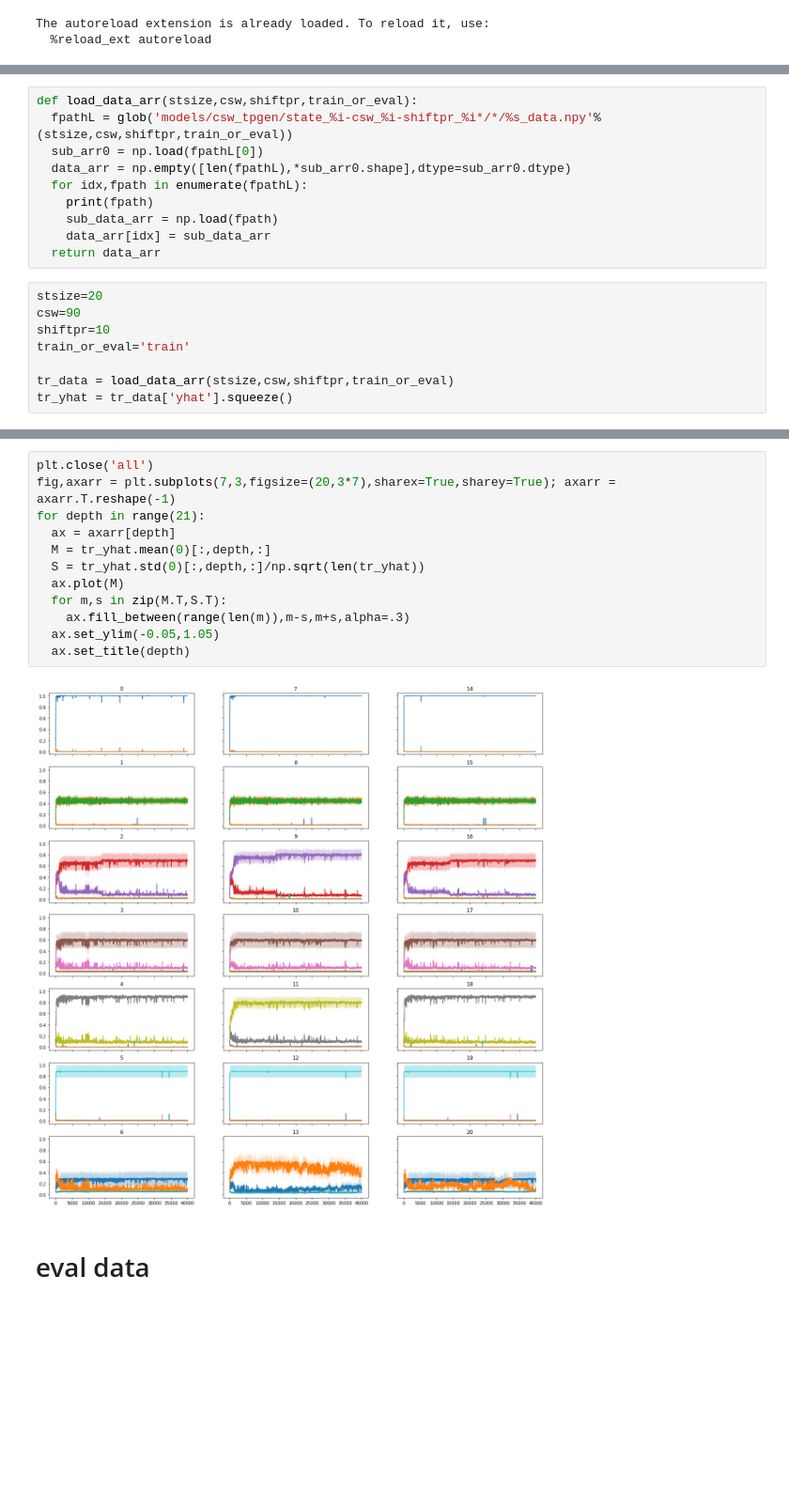
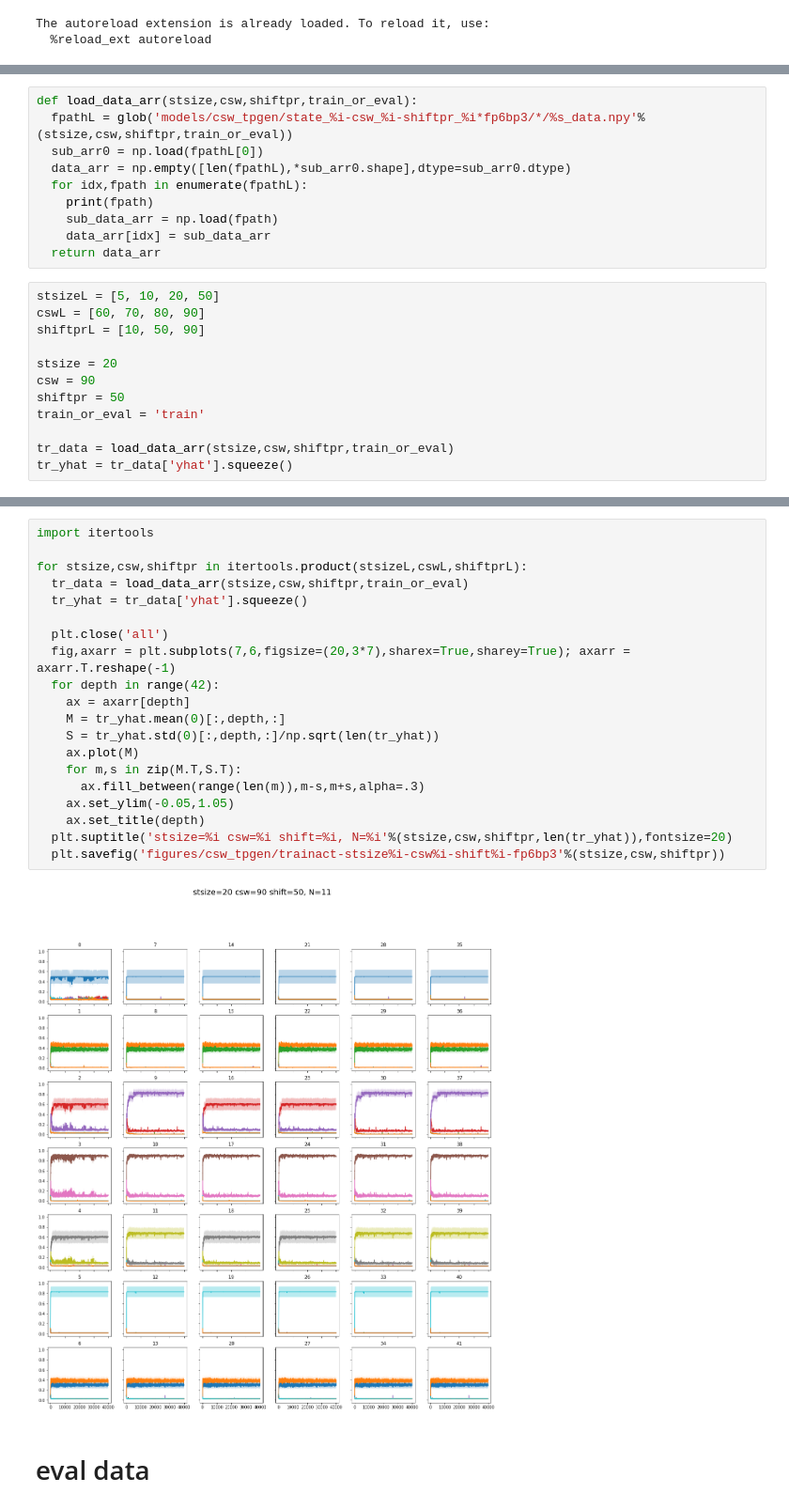
Before and after one commit to andrebeu/cswNets, a Jupyter notebook: cswNets.ipynb, the cells around one changed output, grey strips where cells are left out. Shown at 94% size. Saved outputs shown, nothing was run; the diff lists cells and outputs as text; blank space fills up the shorter version.

Commit message:
plotting param sweep

```diff
--- a/cswNets.ipynb
+++ b/cswNets.ipynb
@@ -57,7 +22,7 @@ train_data['yhat'].shape
 ![Screen%20Shot%202019-02-21%20at%203.31.51%20PM.png](attachment:Screen%20Shot%202019-02-21%20at%203.31.51%20PM.png)
 # %%
 def load_data_arr(stsize,csw,shiftpr,train_or_eval):
-  fpathL = glob('models/csw_tpgen/state_%i-csw_%i-shiftpr_%i*/*/%s_data.npy'%(stsize,csw,shiftpr,train_or_eval))
+  fpathL = glob('models/csw_tpgen/state_%i-csw_%i-shiftpr_%i*fp6bp3/*/%s_data.npy'%(stsize,csw,shiftpr,train_or_eval))
   sub_arr0 = np.load(fpathL[0])
   data_arr = np.empty([len(fpathL),*sub_arr0.shape],dtype=sub_arr0.dtype)
   for idx,fpath in enumerate(fpathL):
@@ -66,10 +31,14 @@ def load_data_arr(stsize,csw,shiftpr,train_or_eval):
     data_arr[idx] = sub_data_arr
   return data_arr
 # %%
-stsize=20
-csw=90
-shiftpr=10
-train_or_eval='train'
+stsizeL = [5, 10, 20, 50]
+cswL = [60, 70, 80, 90]
+shiftprL = [10, 50, 90]
+
+stsize = 20
+csw = 90
+shiftpr = 50
+train_or_eval = 'train'
 
 tr_data = load_data_arr(stsize,csw,shiftpr,train_or_eval)
 tr_yhat = tr_data['yhat'].squeeze()
@@ -86,17 +58,25 @@ models/csw_tpgen/state_20-csw_90-shiftpr_10-nstories_3/002/train_data.npy
 # %%
-plt.close('all')
-fig,axarr = plt.subplots(7,3,figsize=(20,3*7),sharex=True,sharey=True); axarr = axarr.T.reshape(-1)
-for depth in range(21):
-  ax = axarr[depth]
-  M = tr_yhat.mean(0)[:,depth,:]
-  S = tr_yhat.std(0)[:,depth,:]/np.sqrt(len(tr_yhat))
-  ax.plot(M)
-  for m,s in zip(M.T,S.T):
-    ax.fill_between(range(len(m)),m-s,m+s,alpha=.3)
-  ax.set_ylim(-0.05,1.05)
-  ax.set_title(depth)
+import itertools
+
+for stsize,csw,shiftpr in itertools.product(stsizeL,cswL,shiftprL):
+  tr_data = load_data_arr(stsize,csw,shiftpr,train_or_eval)
+  tr_yhat = tr_data['yhat'].squeeze()
+
+  plt.close('all')
+  fig,axarr = plt.subplots(7,6,figsize=(20,3*7),sharex=True,sharey=True); axarr = axarr.T.reshape(-1)
+  for depth in range(42):
+    ax = axarr[depth]
+    M = tr_yhat.mean(0)[:,depth,:]
+    S = tr_yhat.std(0)[:,depth,:]/np.sqrt(len(tr_yhat))
+    ax.plot(M)
+    for m,s in zip(M.T,S.T):
+      ax.fill_between(range(len(m)),m-s,m+s,alpha=.3)
+    ax.set_ylim(-0.05,1.05)
+    ax.set_title(depth)
+  plt.suptitle('stsize=%i csw=%i shift=%i, N=%i'%(stsize,csw,shiftpr,len(tr_yhat)),fontsize=20)
+  plt.savefig('figures/csw_tpgen/trainact-stsize%i-csw%i-shift%i-fp6bp3'%(stsize,csw,shiftpr))
 # %% [output]
-[figure, old version]
+[figure, new version]
 # %% [markdown]
 # eval data
 # %% [markdown]
```
Also changed, not shown: parts of 5 cells of this notebook, 3 other files.
